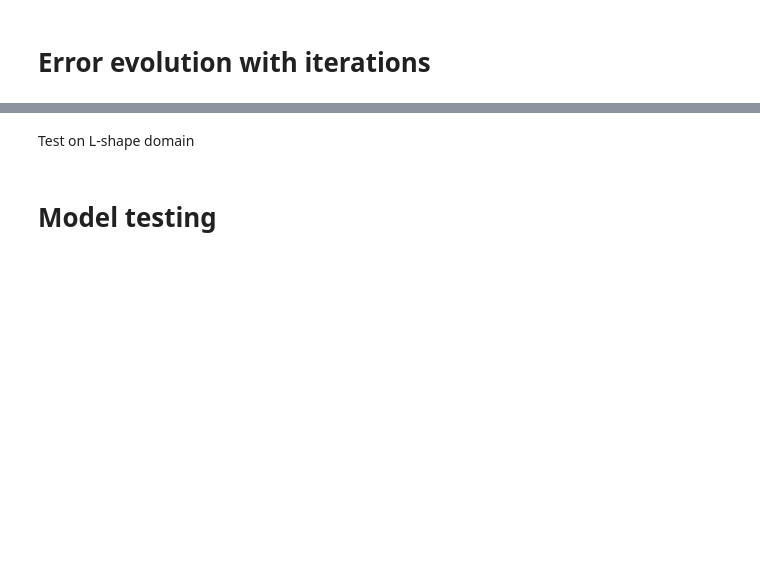
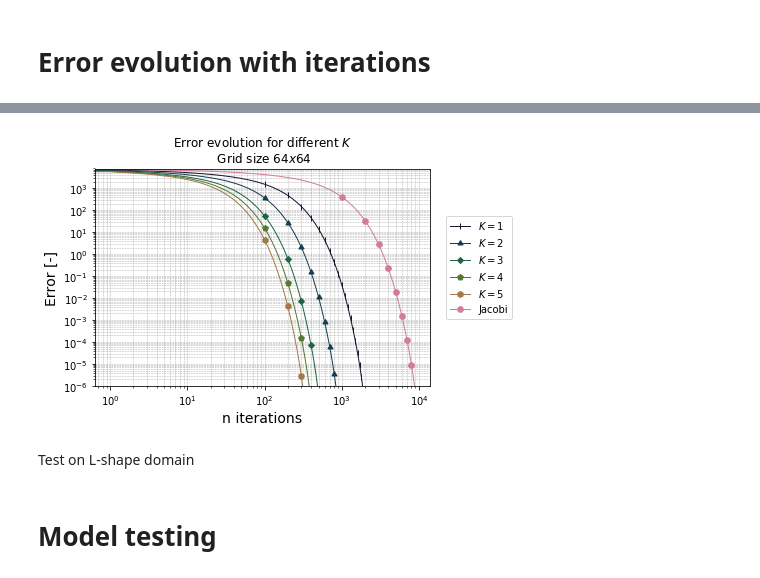
Before and after one commit to francescobardi/pde_solver_deep_learned, a Jupyter notebook: nnpde/main.ipynb, the cells around one changed output, grey strips where cells are left out. Drawn from its saved outputs; the diff is of its cells as text; code cells hidden in the pictures; blank space fills up the shorter version.

```diff
--- a/nnpde/main.ipynb
+++ b/nnpde/main.ipynb
@@ -172,6 +232,3 @@ M._ConvNet_(0)
-# %%
-models[1].max_epochs = 300
-models[1].fit(problem_instances)
 # %% [markdown]
 # Test on a bigger grid
 # %%
@@ -267,9 +339,10 @@ plt.xlabel('n iterations', fontsize=14)
 plt.ylabel('Error [-]', fontsize=14)
 #plt.xlim([0, max_epochs])
 plt.ylim([tol, errors_H[0][0]])
-plt.title('Error evolution for different $K$, $N={0}$'.format(N))
+plt.title('Error evolution for different $K$\n Grid size ${0}x{0}$'.format(N))
 plt.grid(True, which = "both", linewidth = 0.5,  linestyle = "--")
 
-#error_k_fig.savefig('../report/fig/error_k.eps', bbox_inches='tight')
+error_k_fig.savefig('../report/figs/error_k.eps', bbox_inches='tight')
 plt.draw()
 plt.show()
+# %% [output]
@@ -276,3 +366,4 @@ plt.show()
+[figure, added]
 # %%
 # This is not correct, but we have to look for a way to access the variables inside timeit
 
```
Also changed, not shown: parts of 10 cells of this notebook, 2 other files.
